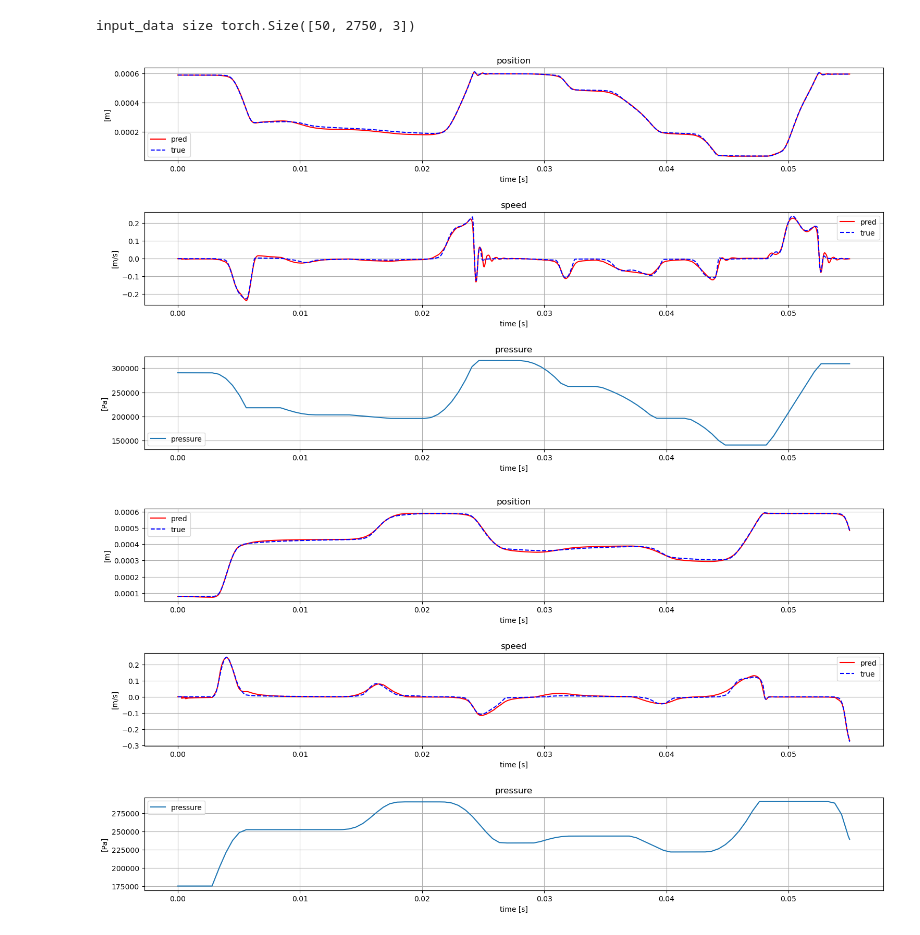
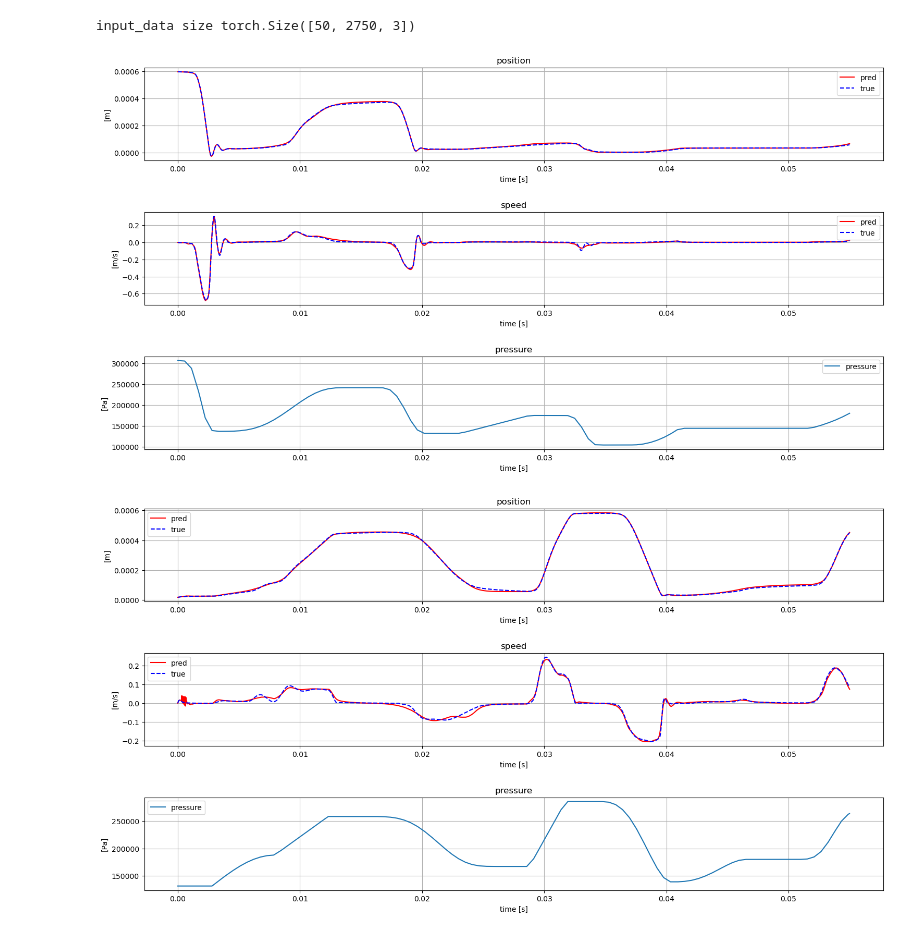
Before and after one commit to Gandalf3141/ventil_lstm, a Jupyter notebook: internal testing _OR_LSTM.ipynb, the cells around one changed output. Saved outputs shown, nothing was run; the diff lists cells and outputs as text; code cells hidden in the pictures.

```diff
--- a/internal testing _OR_LSTM.ipynb
+++ b/internal testing _OR_LSTM.ipynb
@@ -329,7 +321,7 @@ input_data1, PSW_max = get_data(path = "data\save_data_test_5xlonger.csv",
                         rescale_p=False,
                         num_inits=params["part_of_data"])
 
-input_data2, PSW_max = get_data(path = "data\save_data_test5.csv",
+input_data2, PSW_max = get_data(path = "data\save_data_test_5xlonger_dyndyn.csv",
                         timesteps_from_data=0,
                         skip_steps_start = 0,
                         skip_steps_end = 0,
@@ -349,34 +341,34 @@ input_data3, PSW_max = get_data(path = "data\Testruns_from_trajectory_generator_
 
 
 #input_data = torch.cat((input_data1, input_data2, input_data3))
-input_data=input_data1
+input_data=input_data2
 np.random.seed(1234)
 print("input_data size", input_data.size())
 num_of_inits_train = int(len(input_data)*params["percentage_of_data"])
 train_inits = np.random.choice(np.arange(len(input_data)),num_of_inits_train,replace=False)
 test_inits = np.array([x for x in range(len(input_data)) if x not in train_inits])
 np.random.shuffle(train_inits)
 np.random.shuffle(test_inits)
 test_data = input_data[test_inits,:,:]
 np.random.seed()
 
 # Initialize the LSTM model
 
 model = LSTMmodel(input_size=3, hidden_size=params["h_size"], out_size=2, layers=params["l_num"], window_size=params["window_size"], stepsize=1, rungekutta=False)
 
 model.load_state_dict(torch.load(path, map_location=torch.device(device)))
 
 train_data = input_data[train_inits,:,:]
 #%matplotlib qt
 #%matplotlib inline
 
 #test_loss, test_loss_deriv, total_loss, physloss
 test_loss, test_loss_deriv, total_loss = test(test_data, model, model_type = "or_lstm", window_size=params["window_size"],
                                                          display_plots=True, num_of_inits = 3, set_rand_seed=False, physics_rescaling = PSW_max, additional_data=None)
 #test_loss, test_loss_deriv, total_loss = test(train_data, model, steps=input_data.size(dim=1), ws=params["window_size"], plot_opt=True , n = 1,  test_inits=len(test_data), rand=False, PSW_max=0)
 
 #[350000.0, 0.0006, 1.7, 0.0, 0.0, -1.7]
 # %% [output]
 input_data size torch.Size([50, 2750, 3])
-[figure, old version]
+[figure, new version]
-[figure, old version]
+[figure, new version]
```
Also changed, not shown: parts of 6 cells of this notebook, 6 other files.
